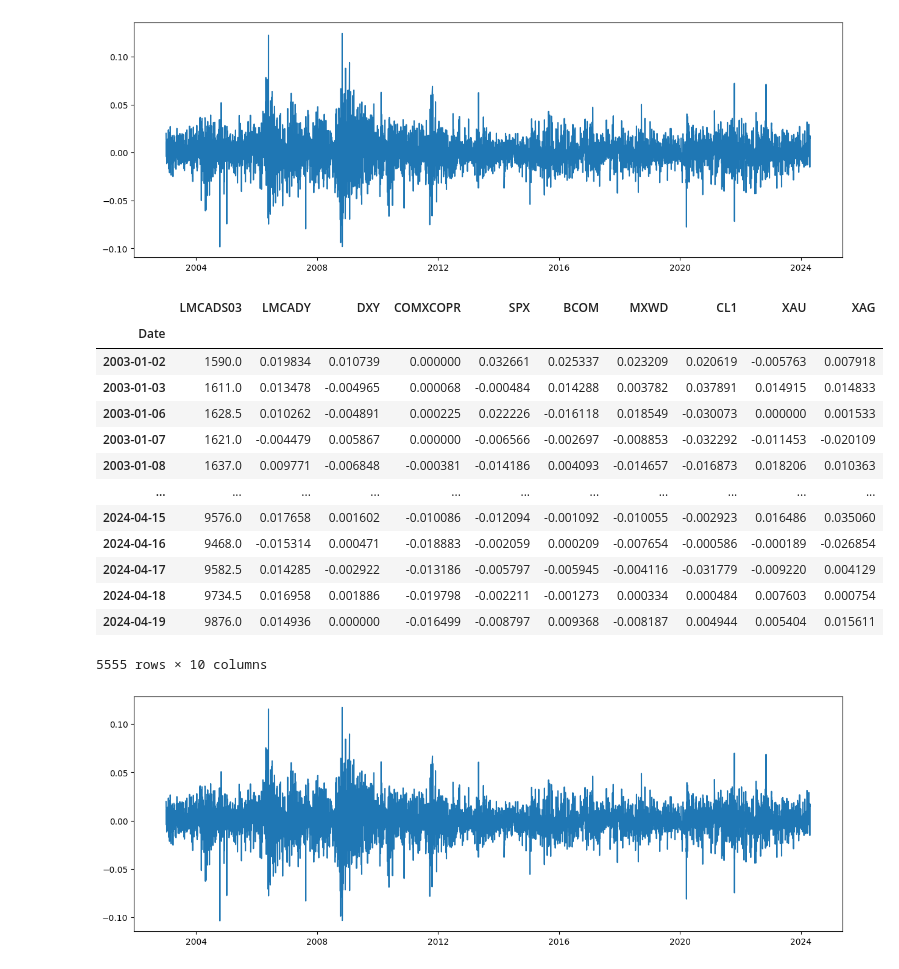
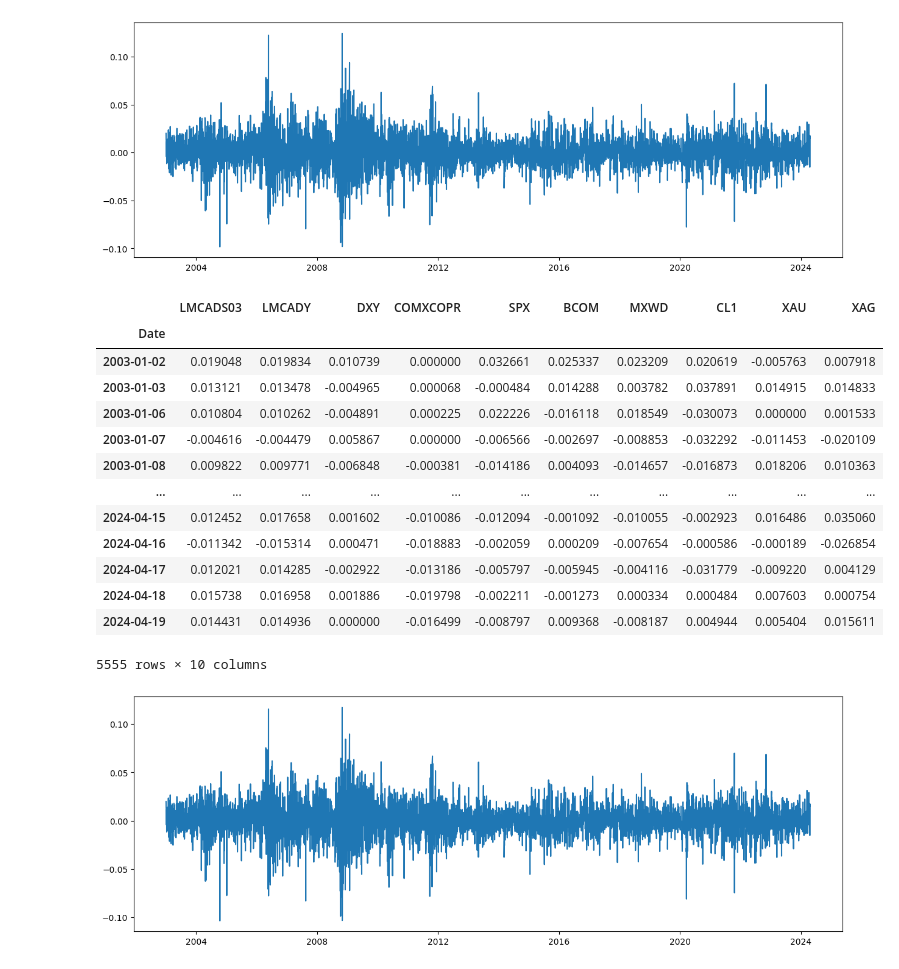
Before and after one commit to f8ac/preprocesamiento, a Jupyter notebook: data_preprocessing_v_3.ipynb, the cells around one changed output. Saved outputs shown, nothing was run; the diff lists cells and outputs as text; code cells hidden in the pictures.

```diff
--- a/data_preprocessing_v_3.ipynb
+++ b/data_preprocessing_v_3.ipynb
@@ -176,28 +176,28 @@ plt.gcf().set_size_inches(15, 5)
 # %%
 df3 = df.copy()
 
 # convertir cada columna a retornos logarítmicos [(ln(Pt/Pt-1))], excepto la columna de fecha
-for i in df3.columns[1:]:
+for i in df3.columns:
     df3[i] = np.log(df3[i] / df3[i].shift(1))
 
 # eliminar filas con valores NaN resultantes del cambio
 df3.dropna(inplace=True)
 
 df3
 # %% [output]
 |  | LMCADS03 | LMCADY | DXY | COMXCOPR | SPX | BCOM | MXWD | CL1 | XAU | XAG |
 | Date |  |  |  |  |  |  |  |  |  |  |
-| 2003-01-02 | 1590.0 | 0.019834 | 0.010739 | 0.000000 | 0.032661 | 0.025337 | 0.023209 | 0.020619 | -0.005763 | 0.007918 |
-| 2003-01-03 | 1611.0 | 0.013478 | -0.004965 | 0.000068 | -0.000484 | 0.014288 | 0.003782 | 0.037891 | 0.014915 | 0.014833 |
-| 2003-01-06 | 1628.5 | 0.010262 | -0.004891 | 0.000225 | 0.022226 | -0.016118 | 0.018549 | -0.030073 | 0.000000 | 0.001533 |
-| 2003-01-07 | 1621.0 | -0.004479 | 0.005867 | 0.000000 | -0.006566 | -0.002697 | -0.008853 | -0.032292 | -0.011453 | -0.020109 |
-| 2003-01-08 | 1637.0 | 0.009771 | -0.006848 | -0.000381 | -0.014186 | 0.004093 | -0.014657 | -0.016873 | 0.018206 | 0.010363 |
+| 2003-01-02 | 0.019048 | 0.019834 | 0.010739 | 0.000000 | 0.032661 | 0.025337 | 0.023209 | 0.020619 | -0.005763 | 0.007918 |
+| 2003-01-03 | 0.013121 | 0.013478 | -0.004965 | 0.000068 | -0.000484 | 0.014288 | 0.003782 | 0.037891 | 0.014915 | 0.014833 |
+| 2003-01-06 | 0.010804 | 0.010262 | -0.004891 | 0.000225 | 0.022226 | -0.016118 | 0.018549 | -0.030073 | 0.000000 | 0.001533 |
+| 2003-01-07 | -0.004616 | -0.004479 | 0.005867 | 0.000000 | -0.006566 | -0.002697 | -0.008853 | -0.032292 | -0.011453 | -0.020109 |
+| 2003-01-08 | 0.009822 | 0.009771 | -0.006848 | -0.000381 | -0.014186 | 0.004093 | -0.014657 | -0.016873 | 0.018206 | 0.010363 |
 | ... | ... | ... | ... | ... | ... | ... | ... | ... | ... | ... |
-| 2024-04-15 | 9576.0 | 0.017658 | 0.001602 | -0.010086 | -0.012094 | -0.001092 | -0.010055 | -0.002923 | 0.016486 | 0.035060 |
-| 2024-04-16 | 9468.0 | -0.015314 | 0.000471 | -0.018883 | -0.002059 | 0.000209 | -0.007654 | -0.000586 | -0.000189 | -0.026854 |
-| 2024-04-17 | 9582.5 | 0.014285 | -0.002922 | -0.013186 | -0.005797 | -0.005945 | -0.004116 | -0.031779 | -0.009220 | 0.004129 |
-| 2024-04-18 | 9734.5 | 0.016958 | 0.001886 | -0.019798 | -0.002211 | -0.001273 | 0.000334 | 0.000484 | 0.007603 | 0.000754 |
-| 2024-04-19 | 9876.0 | 0.014936 | 0.000000 | -0.016499 | -0.008797 | 0.009368 | -0.008187 | 0.004944 | 0.005404 | 0.015611 |
+| 2024-04-15 | 0.012452 | 0.017658 | 0.001602 | -0.010086 | -0.012094 | -0.001092 | -0.010055 | -0.002923 | 0.016486 | 0.035060 |
+| 2024-04-16 | -0.011342 | -0.015314 | 0.000471 | -0.018883 | -0.002059 | 0.000209 | -0.007654 | -0.000586 | -0.000189 | -0.026854 |
+| 2024-04-17 | 0.012021 | 0.014285 | -0.002922 | -0.013186 | -0.005797 | -0.005945 | -0.004116 | -0.031779 | -0.009220 | 0.004129 |
+| 2024-04-18 | 0.015738 | 0.016958 | 0.001886 | -0.019798 | -0.002211 | -0.001273 | 0.000334 | 0.000484 | 0.007603 | 0.000754 |
+| 2024-04-19 | 0.014431 | 0.014936 | 0.000000 | -0.016499 | -0.008797 | 0.009368 | -0.008187 | 0.004944 | 0.005404 | 0.015611 |
 5555 rows × 10 columns
 # %%
 # plot LMCADY vs Time
```
Also changed, not shown: parts of 2 cells of this notebook, 7 other files.
